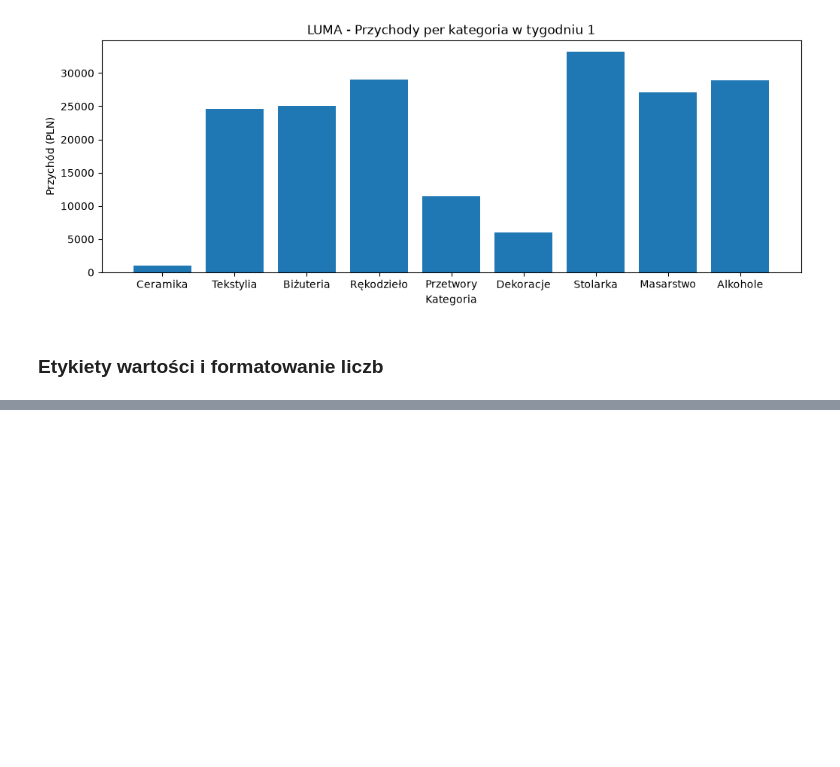
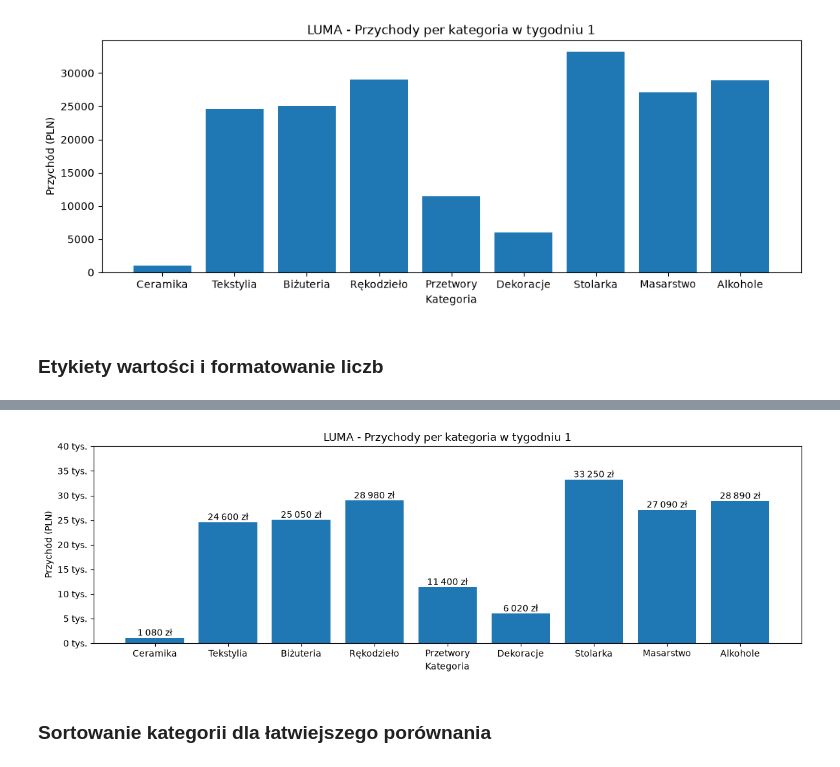
Before and after one commit to mshablovskyy/DataVisualisation, a Jupyter notebook: 01-bar.ipynb, the cells around one changed output, grey strips where cells are left out. Cells and saved outputs as stored; diff of their text form; code cells hidden in the pictures; blank space fills up the shorter version.

```diff
--- a/01-bar.ipynb
+++ b/01-bar.ipynb
@@ -152,0 +167,8 @@ plt.show()
+# %%
+def format_tys(x: float, decimals: int = 0) -> str:
+    v = x / 1000
+    if decimals == 0:
+        s = f"{int(round(v)):,}".replace(",", "\u202f")
+    else:
+        s = f"{v:,.{decimals}f}".replace(",", "\u202f").replace(".", ",")
+    return f"{s} tys."
@@ -152,0 +209,15 @@ plt.show()
+# %%
+plt.figure(figsize=(12, 4))
+bars = plt.bar(categories, heights)
+pad_axis()
+label_bars_pln(bars)
+format_y_ticks_tys()
+plt.title("LUMA - Przychody per kategoria w tygodniu 1")
+plt.xlabel("Kategoria")
+plt.ylabel("Przychód (PLN)")
+plt.tight_layout()
+plt.show()
+# %% [output]
+[figure, added]
+# %% [markdown]
+### Sortowanie kategorii dla łatwiejszego porównania
```
Also changed, not shown: parts of 12 cells of this notebook.
